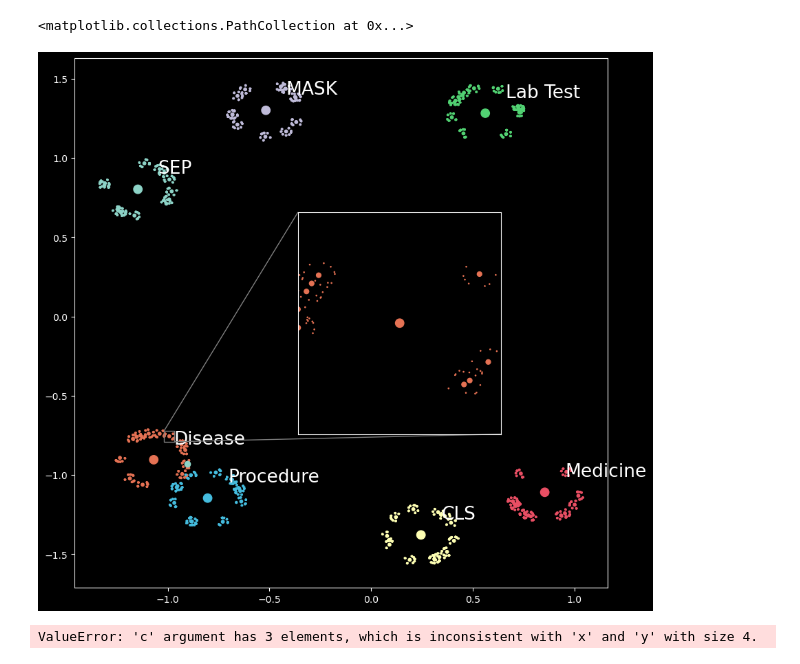
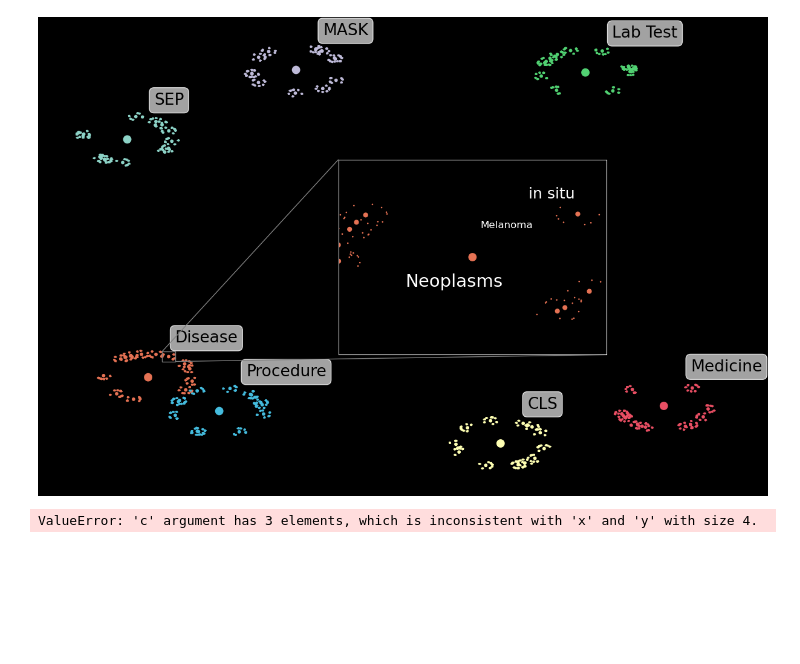
Before and after one commit to kirilklein/patbert, a Jupyter notebook: notebooks/vis_hierarchy_emb.ipynb, the cells around one changed output. Drawn from its saved outputs; the diff is of its cells as text; code cells hidden in the pictures; blank space fills up the shorter version.

Commit message:
plot finished

```diff
--- a/notebooks/vis_hierarchy_emb.ipynb
+++ b/notebooks/vis_hierarchy_emb.ipynb
@@ -140,19 +156,23 @@ class EmbeddingFigure():
 # %%
 axins_kwargs = {'zoom':20, 'loc':7, 'x':-1, 'y':-1,
         'xlim':(-1.015,-.965), 'ylim':(-.79, -.72),
         'borderpad':0,
         'bbox_to_anchor':(.8, .5), 'mark_inset_loc':(4,2)}
 embfig = EmbeddingFigure(num_vectors=7, num_sub_vectors=13, num_sub_sub_vectors=8,
                 len=1.4, sub_len=1/6, sub_sub_len=1/40, seed=2, fontsize=19,
                 num_sss_vecs=7, sss_len=1/250,s_vec=80, s_sub_vec=10, s_sub_sub_vec=3, s_sss_vec=.1,axins_kwargs=axins_kwargs,
-                zoom_sub_vec_num=9)
+                zoom_sub_vec_num=9, save_path='..\\reports\\figures\\initial_embedding.png',
+                dpi=100, text_x_shift=.1, text_y_shift=+.25, figsize=(15,10))
 fig, ax, axins = embfig()
-subvec_num = 12
-ax.scatter(embfig.sub_vecs[subvec_num,0], embfig.sub_vecs[subvec_num,1])
+axins.text(0.25,.35, 'Neoplasms', transform=axins.transAxes, fontsize=21)
+axins.text(0.71,0.8, 'in situ', transform=axins.transAxes, fontsize=18)
+axins.text(0.53,0.65, 'Melanoma', transform=axins.transAxes, fontsize=12)
+# turn off axes label and ticks
+ax = embfig.turn_off_frame()
 # Create the inset axis and plot the zoomed-in data
+embfig.save_fig()
 # %% [output]
-<matplotlib.collections.PathCollection at 0x...>
-[figure, old version]
+[figure, new version]
 # %%
 num_vecs = 3
 vec0 = np.array([[0,0],[-1,1],[1,1], [np.sqrt(2), np.sqrt(2)]])#produc_vec(num_vecs, 15)
```
Also changed, not shown: parts of 1 cell of this notebook.
